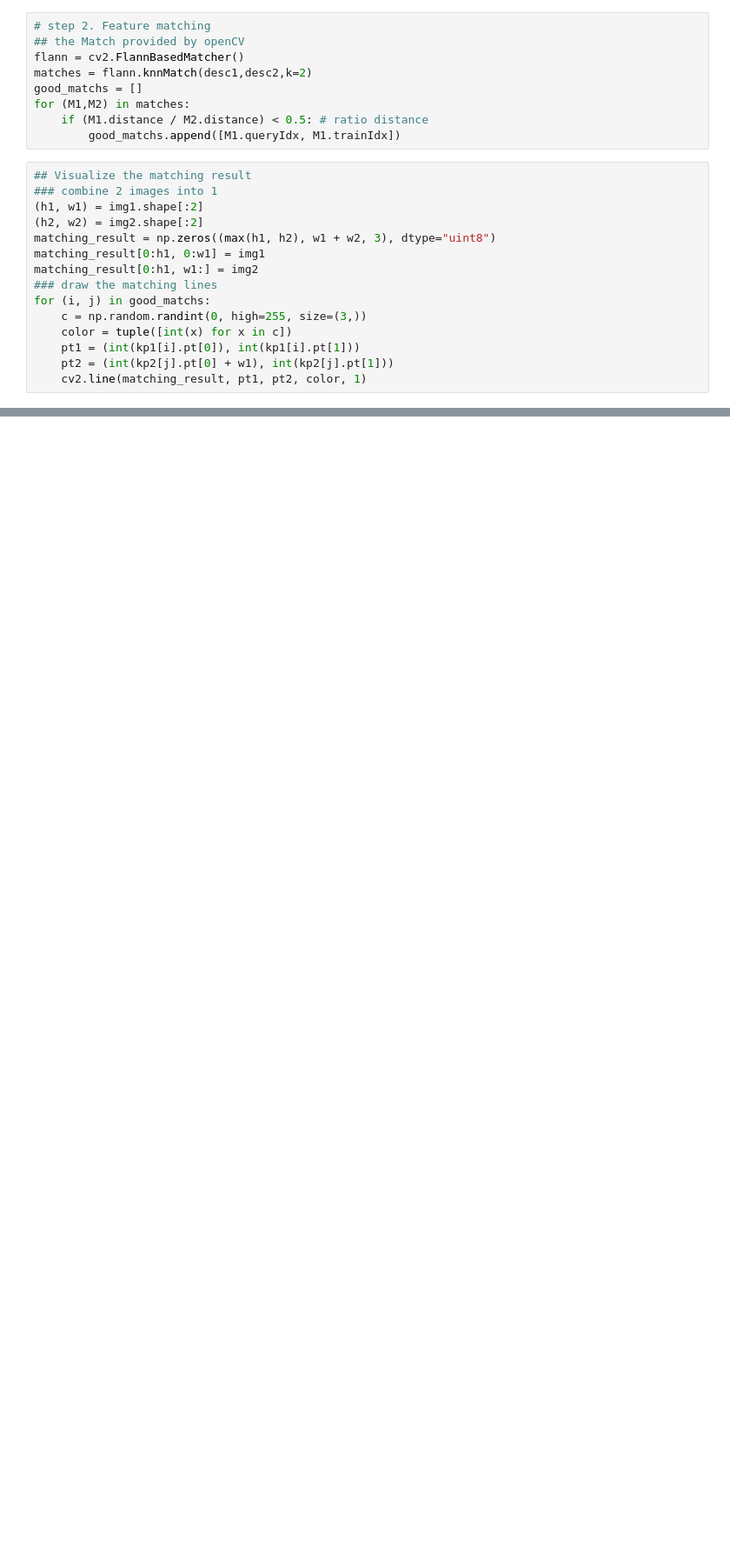
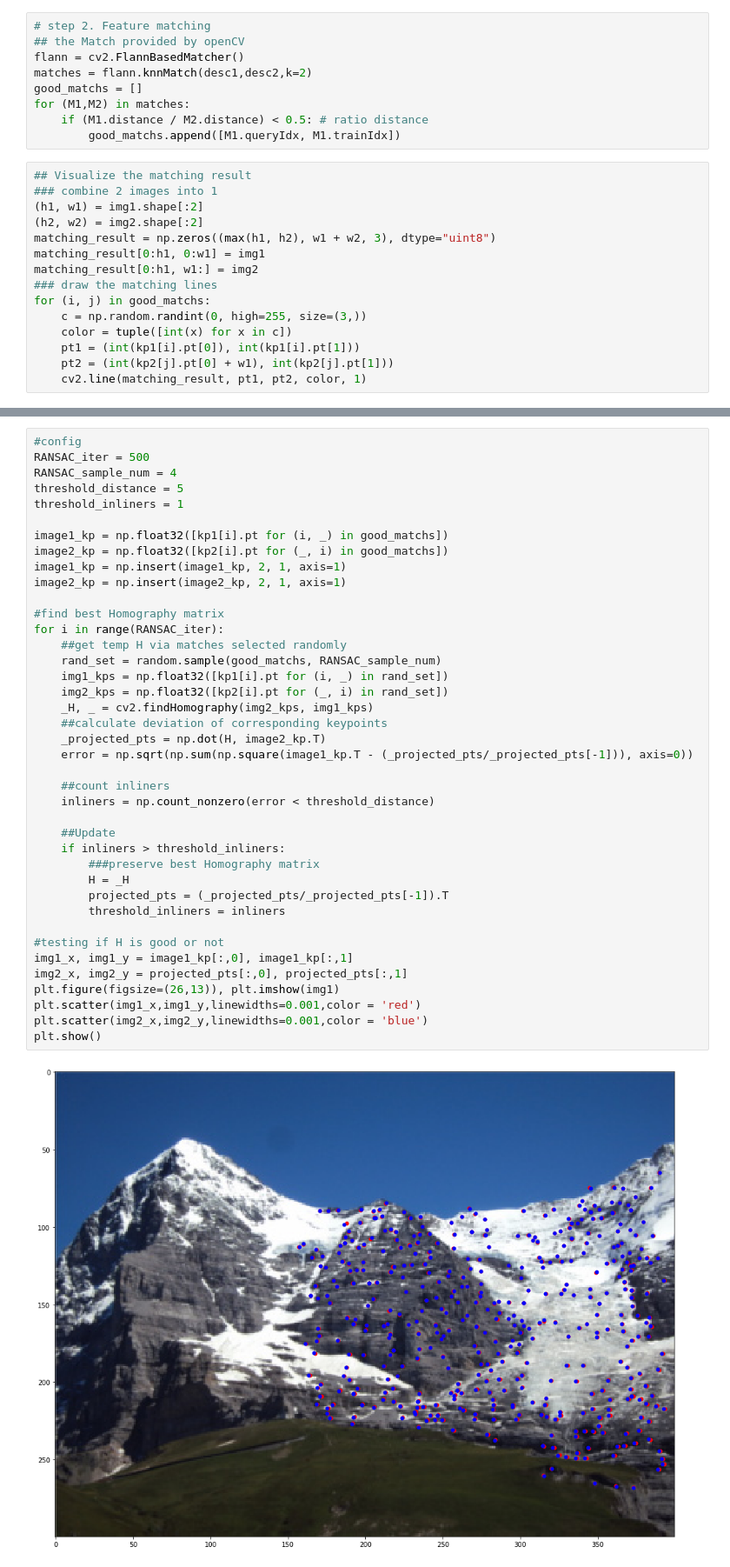
Before and after one commit to z3588191/CV_HW3, a Jupyter notebook: CV_HW3.ipynb, the cells around one changed output, grey strips where cells are left out. Shown at 87% size. Cells and saved outputs as stored; diff of their text form; blank space fills up the shorter version.

```diff
--- a/CV_HW3.ipynb
+++ b/CV_HW3.ipynb
@@ -46,0 +47,42 @@ plt.show()
+# %%
+#config
+RANSAC_iter = 500
+RANSAC_sample_num = 4
+threshold_distance = 5
+threshold_inliners = 1
+
+image1_kp = np.float32([kp1[i].pt for (i, _) in good_matchs])
+image2_kp = np.float32([kp2[i].pt for (_, i) in good_matchs])
+image1_kp = np.insert(image1_kp, 2, 1, axis=1)
+image2_kp = np.insert(image2_kp, 2, 1, axis=1)
+
+#find best Homography matrix
+for i in range(RANSAC_iter):
+    ##get temp H via matches selected randomly
+    rand_set = random.sample(good_matchs, RANSAC_sample_num)
+    img1_kps = np.float32([kp1[i].pt for (i, _) in rand_set])
+    img2_kps = np.float32([kp2[i].pt for (_, i) in rand_set])
+    _H, _ = cv2.findHomography(img2_kps, img1_kps)
+    ##calculate deviation of corresponding keypoints
+    _projected_pts = np.dot(H, image2_kp.T)
+    error = np.sqrt(np.sum(np.square(image1_kp.T - (_projected_pts/_projected_pts[-1])), axis=0))
+
+    ##count inliners
+    inliners = np.count_nonzero(error < threshold_distance)
+
+    ##Update
+    if inliners > threshold_inliners:
+        ###preserve best Homography matrix
+        H = _H
+        projected_pts = (_projected_pts/_projected_pts[-1]).T
+        threshold_inliners = inliners
+
+#testing if H is good or not
+img1_x, img1_y = image1_kp[:,0], image1_kp[:,1]
+img2_x, img2_y = projected_pts[:,0], projected_pts[:,1]
+plt.figure(figsize=(26,13)), plt.imshow(img1)
+plt.scatter(img1_x,img1_y,linewidths=0.001,color = 'red')
+plt.scatter(img2_x,img2_y,linewidths=0.001,color = 'blue')
+plt.show()
+# %% [output]
+[figure, added]
```
Also changed, not shown: parts of 2 cells of this notebook.
